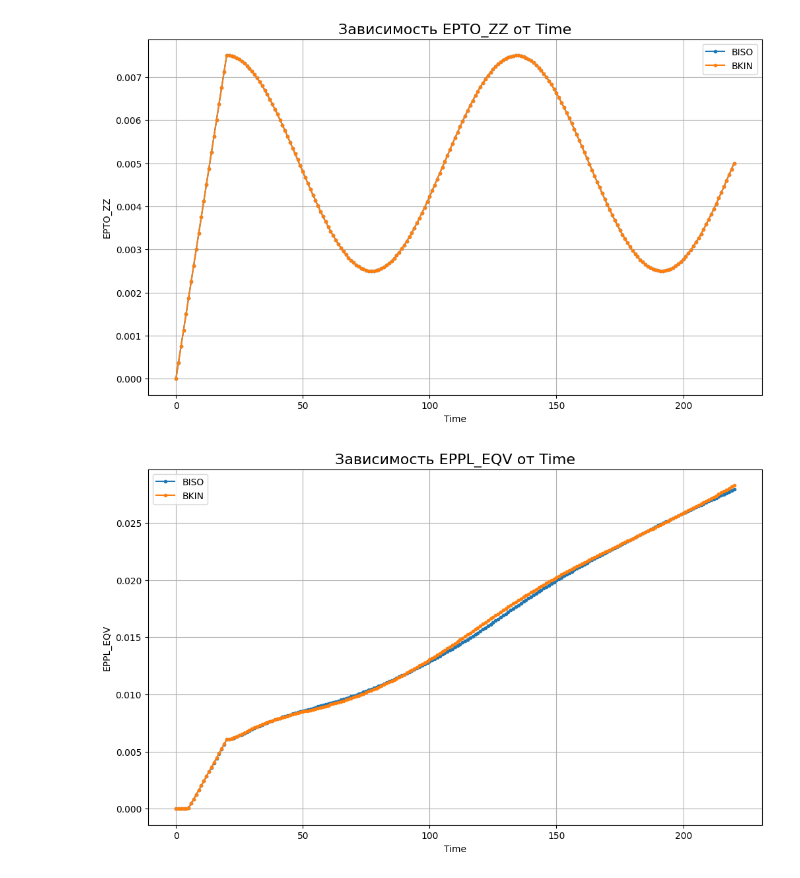
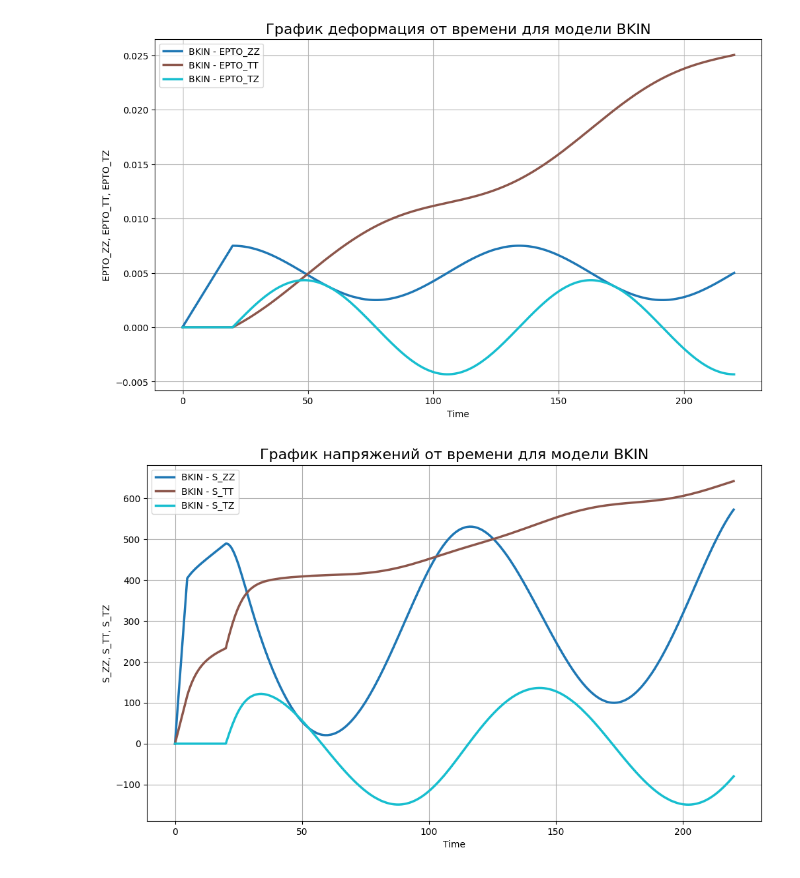
Before and after one commit to ArtemDos/complex_deformations, a Jupyter notebook: P29/ideal_vint/analysis.ipynb, the cells around one changed output. Cells and saved outputs as stored; diff of their text form; code cells hidden in the pictures.

```diff
--- a/P29/ideal_vint/analysis.ipynb
+++ b/P29/ideal_vint/analysis.ipynb
@@ -1,30 +1,35 @@
 # %%
-from core.calculations import calculate_ilushin_strain_vector
 from core.reader import load_and_filter_ansys_csv
-from core.visualizer import plot_xy
-
 
 numerical_experiment_data_biso = r'D:\Users\complex_deformations\P29\ideal_vint\biso.csv'
-numerical_experiment_biso = load_and_filter_ansys_csv(numerical_experiment_data_biso, time_step=1.0)
-numerical_experiment_biso_strain_vector = calculate_ilushin_strain_vector(numerical_experiment_biso)
+numerical_experiment_biso = load_and_filter_ansys_csv(numerical_experiment_data_biso, time_step=0.1)
 
 numerical_experiment_data_bkin = r'D:\Users\complex_deformations\P29\ideal_vint\bkin.csv'
-numerical_experiment_bkin = load_and_filter_ansys_csv(numerical_experiment_data_bkin, time_step=1.0)
+numerical_experiment_bkin = load_and_filter_ansys_csv(numerical_experiment_data_bkin, time_step=0.1)
 
-plot_xy([
-        ('BISO', numerical_experiment_biso),
-        ('BKIN', numerical_experiment_bkin)
-    ],
-    'Time',
-    'EPTO_ZZ'
-)
-plot_xy([
-        ('BISO', numerical_experiment_biso),
-        ('BKIN', numerical_experiment_bkin)
-    ],
-    'Time',
-    'EPPL_EQV'
-)
+numerical_experiment_data_chab = r'D:\Users\complex_deformations\P29\ideal_vint\chab.csv'
+numerical_experiment_chab = load_and_filter_ansys_csv(numerical_experiment_data_chab, time_step=0.1)
-# %% [output]
-[figure, removed]
-[figure, removed]
+# %%
+from core.visualizer import plot_xy
+
+
+model_name = 'BKIN'
+
+plot_xy([
+        (model_name, numerical_experiment_bkin)
+    ],
+    'Time',
+    ['EPTO_ZZ', 'EPTO_TT', 'EPTO_TZ'],
+    f'График деформация от времени для модели {model_name}'
+)
+
+plot_xy([
+        (model_name, numerical_experiment_bkin)
+    ],
+    'Time',
+    ['S_ZZ', 'S_TT', 'S_TZ'],
+    f'График напряжений от времени для модели {model_name}'
+)
+# %% [output]
+[figure, added]
+[figure, added]
```
Also changed, not shown: parts of 4 cells of this notebook, 2 other files.
